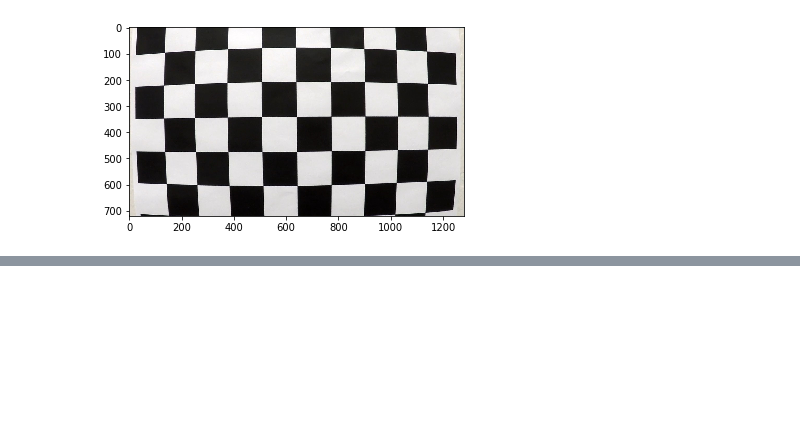
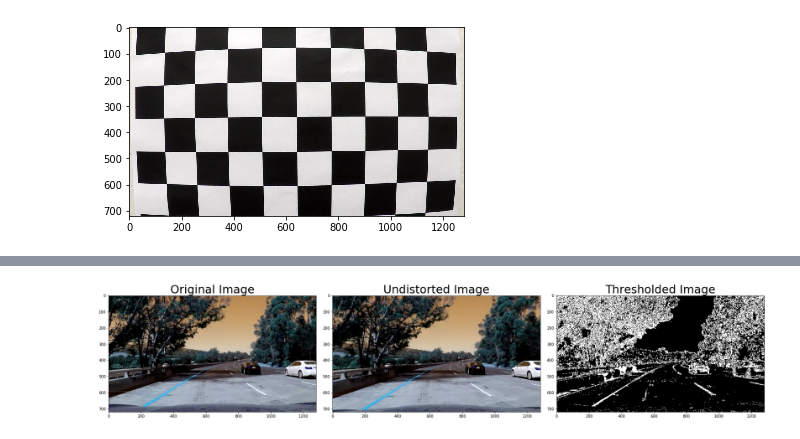
Before and after one commit to sunnyelf828/SelfDrivingCar-P4-AdvancedLaneFinding, a Jupyter notebook: Advanced_Lane_Lines.ipynb, the cells around one changed output, grey strips where cells are left out. Saved outputs shown, nothing was run; the diff lists cells and outputs as text; code cells hidden in the pictures; blank space fills up the shorter version.

```diff
--- a/Advanced_Lane_Lines.ipynb
+++ b/Advanced_Lane_Lines.ipynb
@@ -111,0 +130,81 @@ plt.subplots_adjust(left=0., right=1, top=0.9, bottom=0.)
+# %%
+# Define threshold function
+def sobel(image,sobel_kernel=3):
+    # Calculate directional gradient
+    # Apply threshold
+    if len(image.shape)>2:
+        gray = cv2.cvtColor(img,cv2.COLOR_RGB2GRAY)
+    else:
+        gray = image
+    sobelx = cv2.Sobel(gray,cv2.CV_64F,1,0)
+    sobely = cv2.Sobel(gray,cv2.CV_64F,0,1)
+    return sobelx,sobely
+
+def abs_sobel_thresh(sobel,thresh=(0,255)):
+    # Apply threshold
+    abs_sobel = np.absolute(sobel)
+    scale_sobel = np.uint8(255*abs_sobel/np.max(abs_sobel))
+    grad_binary = np.zeros_like(scale_sobel)
+    grad_binary[(scale_sobel>=thresh[0])&(scale_sobel<=thresh[1])]=1
+    return grad_binary
+
+def mag_thresh(sobelx,sobely,mag_thresh=(0,255)):
+    # Apply threshold
+    mag = np.sqrt(sobelx**2 + sobely**2)
+    scale_sobel = np.uint8(255*mag/np.max(mag))
+    mag_binary = np.zeros_like(mag)
+    mag_binary[(mag>=mag_thresh[0])&(mag<=mag_thresh[1])]=1
+    return mag_binary
+
+
+def dir_threshold(sobelx,sobely,dir_thresh=(0,np.pi/2)):
+    # Apply threshold
+    angle = np.arctan2(sobely,sobelx)
+    dir_binary = np.zeros_like(angle)
+    dir_binary[(angle>=dir_thresh[0])&(angle<=dir_thresh[1])]=1
+    return dir_binary
+
+def s_threshold(image,s_thresh = (0,255)): #color_threshold
+    hls = cv2.cvtColor(img, cv2.COLOR_RGB2HLS)
+    s_channel = hls[:,:,2]
+    s_thresh_min = s_thresh[0]
+    s_thresh_max = s_thresh[1]
+    s_binary = np.zeros_like(s_channel)
+    s_binary[(s_channel >= s_thresh_min) & (s_channel <= s_thresh_max)] = 1
+    return s_binary
+
+
+def combined_threshold(image,ksize=3,gradthresh=(0,255),magthresh=(0,255),dirthresh=(0,np.pi/2),sthresh=(0,255)):
+    # Calculate sobelx and sobely
+    sobelx,sobely = sobel(image,sobel_kernel=ksize)
+
+    gradx = abs_sobel_thresh(sobelx,thresh=gradthresh)
+    grady = abs_sobel_thresh(sobely,thresh=gradthresh)
+    mag_binary = mag_thresh(sobelx,sobely,mag_thresh=magthresh)
+    dir_binary = dir_threshold(sobelx,sobely,dir_thresh=dirthresh)
+    s_binary = s_threshold(image,s_thresh=sthresh)
+
+    combined_binary = np.zeros_like(mag_binary)
+    combined_binary[(s_binary == 1)|(gradx == 1) ] = 1
+
+
+    return combined_binary
+
+
+#img = mpimg.imread('signs_vehicles_xygrad.png')
+#img = mpimg.imread('./test_images/test5.jpg')
+undist_img = cv2.undistort(img, mtx, dist)
+
+combined = combined_threshold(undist_img,gradthresh=(10,100),magthresh=(20,100),sthresh=(170,255),dirthresh=(0.7,1.3))
+# Plot the result
+f, (ax1, ax2, ax3) = plt.subplots(1, 3, figsize=(24, 9))
+f.tight_layout()
+ax1.imshow(img)
+ax1.set_title('Original Image', fontsize=30)
+ax2.imshow(undist_img)
+ax2.set_title('Undistorted Image', fontsize=30)
+ax3.imshow(combined, cmap='gray')
+ax3.set_title('Thresholded Image', fontsize=30)
+plt.subplots_adjust(left=0., right=1, top=0.9, bottom=0.)
+# %% [output]
+[figure, added]
```
Also changed, not shown: parts of 15 cells of this notebook, 2 other files.
